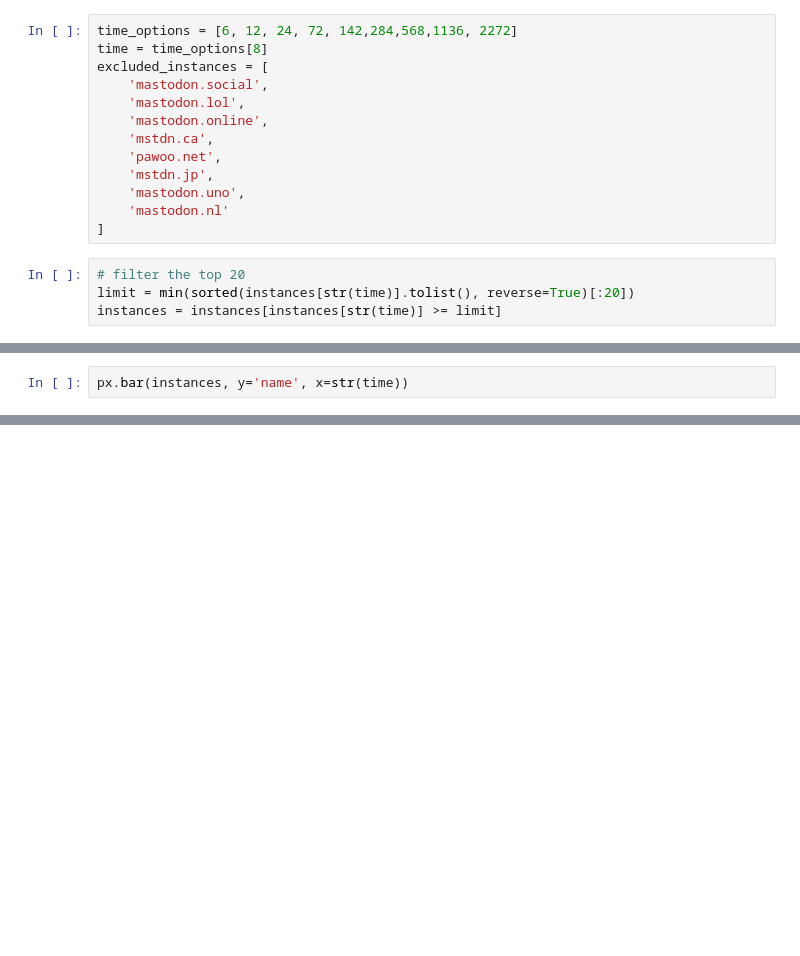
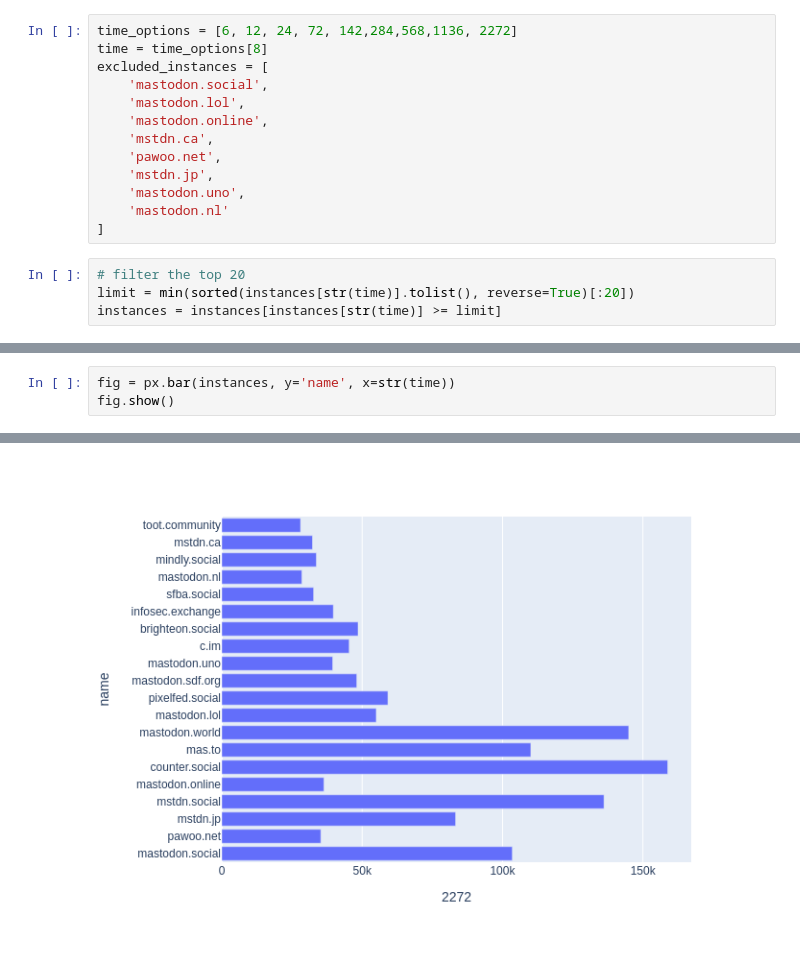
Before and after one commit to aniquetahir/mastodon_timeline, a Jupyter notebook: visualize.ipynb, the cells around one changed output, grey strips where cells are left out. Drawn from its saved outputs; the diff is of its cells as text; blank space fills up the shorter version.

```diff
--- a/visualize.ipynb
+++ b/visualize.ipynb
@@ -46,3 +42,4 @@ instances[~instances['name'].isin(excluded_instances)]
 # %%
-px.bar(instances, y='name', x=str(time))
+fig = px.bar(instances, y='name', x=str(time))
+fig.show()
 # %% [output]
@@ -49,0 +46 @@ px.bar(instances, y='name', x=str(time))
+[figure, added]
```
Also changed, not shown: parts of 3 cells of this notebook.
